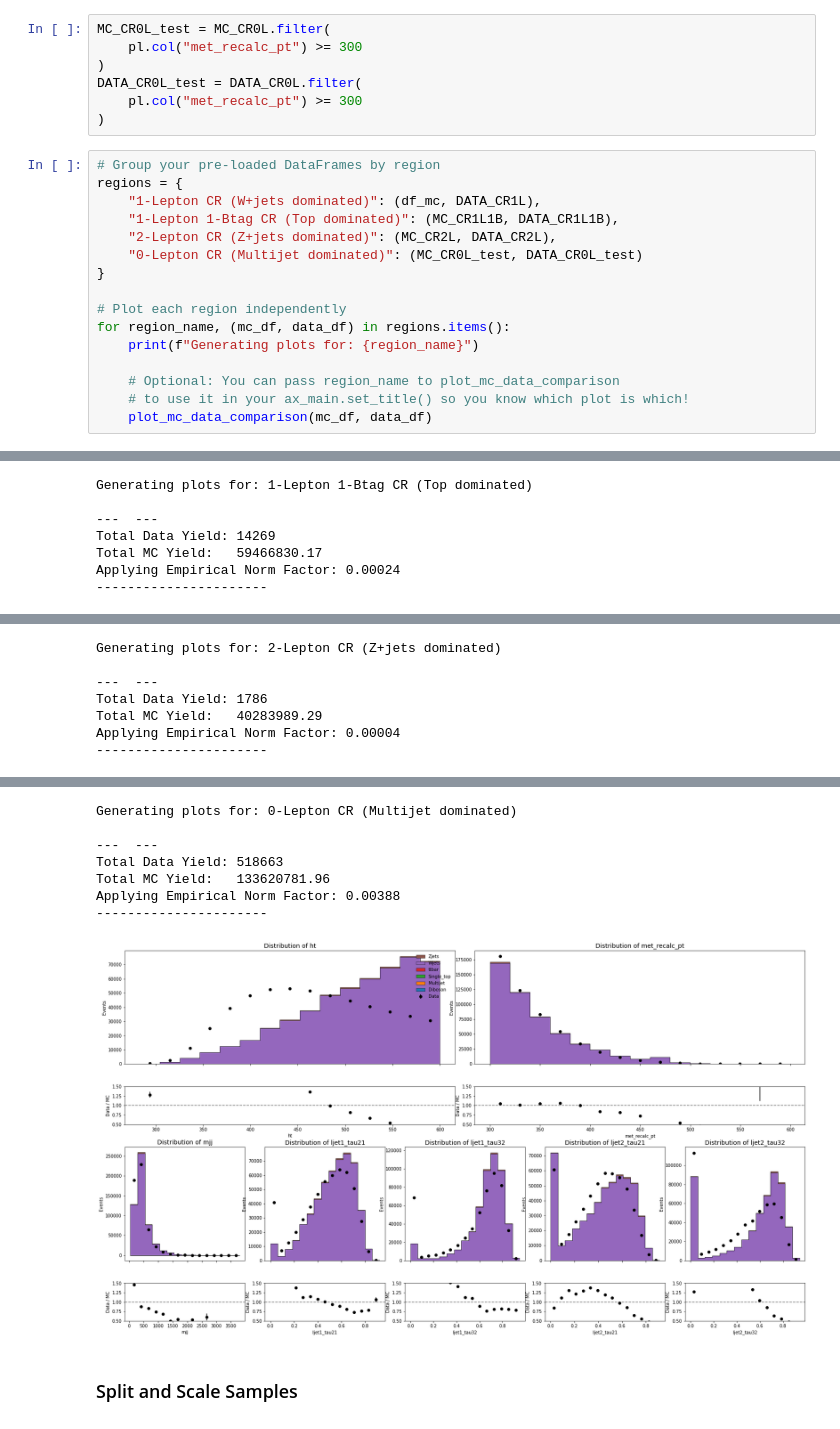
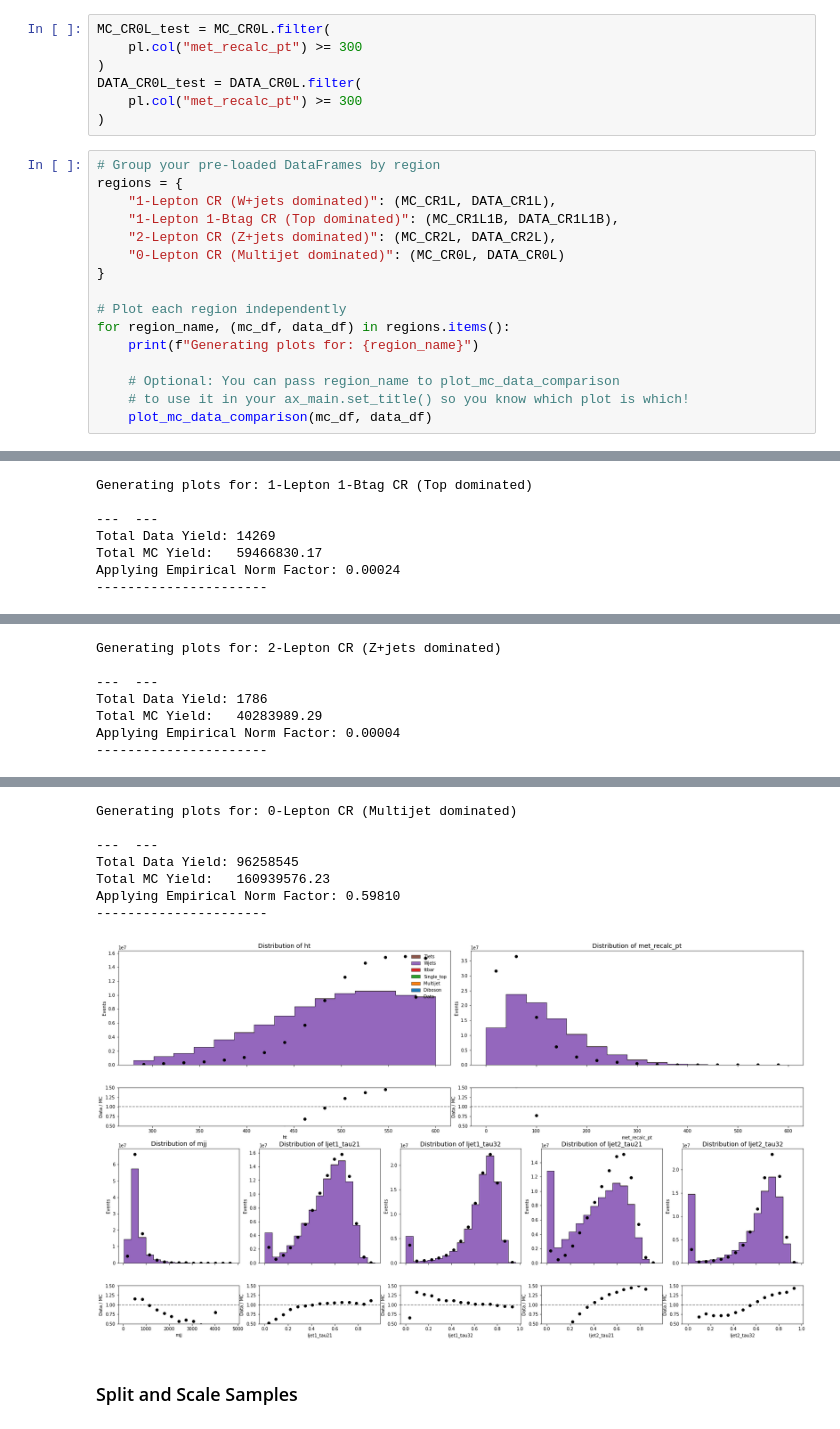
Before and after one commit to sherkaicode/Non-Resonant-AD, a Jupyter notebook: NRAD_PREP.ipynb, the cells around one changed output, grey strips where cells are left out. Drawn from its saved outputs; the diff is of its cells as text.

Commit message:
Calculated the proper scale factors and the sum of weights

```diff
--- a/NRAD_PREP.ipynb
+++ b/NRAD_PREP.ipynb
@@ -802,10 +800,10 @@ DATA_CR0L_test = DATA_CR0L.filter(
 # %%
 # Group your pre-loaded DataFrames by region
 regions = {
-    "1-Lepton CR (W+jets dominated)": (df_mc, DATA_CR1L),
+    "1-Lepton CR (W+jets dominated)": (MC_CR1L, DATA_CR1L),
     "1-Lepton 1-Btag CR (Top dominated)": (MC_CR1L1B, DATA_CR1L1B),
     "2-Lepton CR (Z+jets dominated)": (MC_CR2L, DATA_CR2L),
-    "0-Lepton CR (Multijet dominated)": (MC_CR0L_test, DATA_CR0L_test)
+    "0-Lepton CR (Multijet dominated)": (MC_CR0L, DATA_CR0L)
 }
 
 # Plot each region independently
@@ -824,30 +822,30 @@ Total MC Yield:   159343210.75
 Applying Empirical Norm Factor: 0.00022
 ----------------------
 [figure]
 Generating plots for: 1-Lepton 1-Btag CR (Top dominated)
 
 ---  ---
 Total Data Yield: 14269
 Total MC Yield:   59466830.17
 Applying Empirical Norm Factor: 0.00024
 ----------------------
 [figure]
 Generating plots for: 2-Lepton CR (Z+jets dominated)
 
 ---  ---
 Total Data Yield: 1786
 Total MC Yield:   40283989.29
 Applying Empirical Norm Factor: 0.00004
 ----------------------
 [figure]
 Generating plots for: 0-Lepton CR (Multijet dominated)
 
 ---  ---
-Total Data Yield: 518663
-Total MC Yield:   133620781.96
-Applying Empirical Norm Factor: 0.00388
+Total Data Yield: 96258545
+Total MC Yield:   160939576.23
+Applying Empirical Norm Factor: 0.59810
 ----------------------
-[figure, old version]
+[figure, new version]
 # %% [markdown]
 ### Split and Scale Samples
 # %%
```
Also changed, not shown: parts of 12 cells of this notebook, 4 other files.
